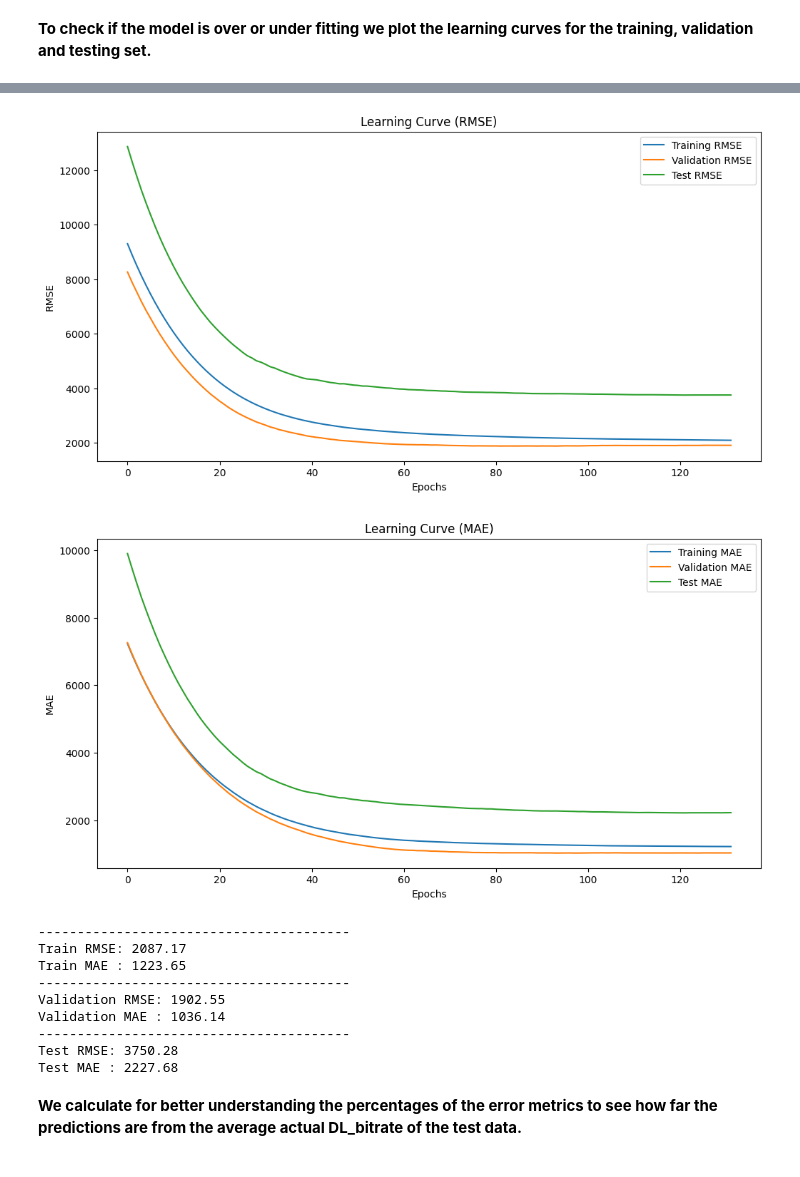
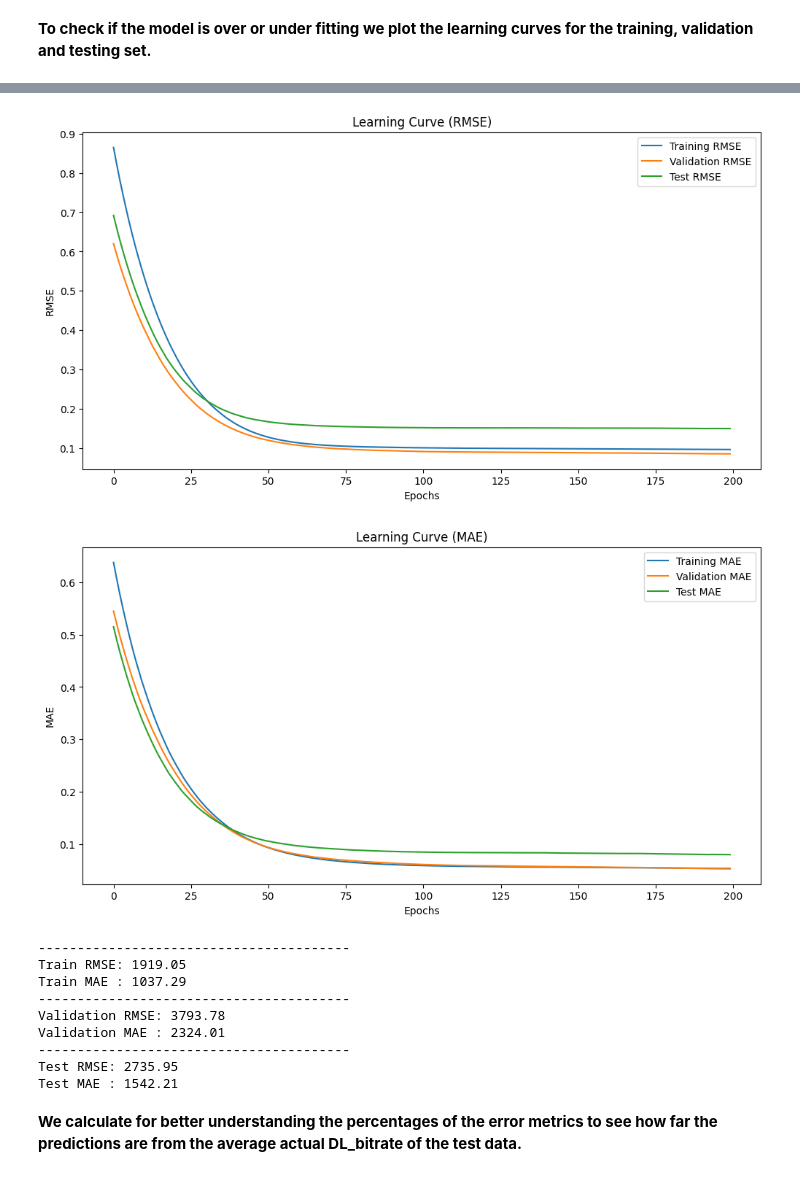
Before and after one commit to miltiadiss/CEID_NE577-5G-Architectures-Technologies-Applications-and-Key-Performance-Indexes, a Jupyter notebook: Code/XGBoost_Regressor_with_SHAP.ipynb, the cells around one changed output, grey strips where cells are left out. Cells and saved outputs as stored; diff of their text form; code cells hidden in the pictures.

```diff
--- a/Code/XGBoost_Regressor_with_SHAP.ipynb
+++ b/Code/XGBoost_Regressor_with_SHAP.ipynb
@@ -162,6 +162,11 @@ for feature in rolling_features:
 
 # Drop NaNs μετά το rolling
 df_lagged.dropna(inplace=True)
+
+# Εφαρμογή log1p σε DL_bitrate, UL_bitrate και rolling τους
+apply_log_to = ['DL_bitrate', 'UL_bitrate']
+for col in apply_log_to:
+    df_lagged[col] = np.log1p(df_lagged[col])
 # %%
 df_lagged
 # %% [output]
@@ -186,8 +191,8 @@ X = df_lagged.drop(columns=["Timestamp", "DL_bitrate", "Predicted_DL_bitrate"],
 y = df_lagged["DL_bitrate"]
 
 # --- Κανονικοποίηση
-scaler_X = StandardScaler()
-scaler_y = StandardScaler()
+scaler_X = MinMaxScaler()
+scaler_y = MinMaxScaler()
 X_scaled = scaler_X.fit_transform(X)
 y_scaled = scaler_y.fit_transform(y.values.reshape(-1, 1)).flatten()
 
@@ -251,8 +256,8 @@ predictions_df = pd.DataFrame()
 
 # Train set
 y_train_pred = bst.predict(dtrain)
-y_train_pred_denorm = scaler_y.inverse_transform(y_train_pred.reshape(-1, 1)).flatten()
-y_train_true = scaler_y.inverse_transform(y_train.reshape(-1, 1)).flatten()
+y_train_pred_denorm = np.expm1(scaler_y.inverse_transform(y_train_pred.reshape(-1, 1)).flatten())
+y_train_true = np.expm1(scaler_y.inverse_transform(y_train.reshape(-1, 1)).flatten())
 
 train_df = pd.DataFrame({
     "true": y_train_true,
@@ -262,8 +267,8 @@ train_df = pd.DataFrame({
 
 # Validation set
 y_val_pred = bst.predict(dval)
-y_val_pred_denorm = scaler_y.inverse_transform(y_val_pred.reshape(-1, 1)).flatten()
-y_val_true = scaler_y.inverse_transform(y_val.reshape(-1, 1)).flatten()
+y_val_pred_denorm = np.expm1(scaler_y.inverse_transform(y_val_pred.reshape(-1, 1)).flatten())
+y_val_true = np.expm1(scaler_y.inverse_transform(y_val.reshape(-1, 1)).flatten())
 
 val_df = pd.DataFrame({
     "true": y_val_true,
@@ -273,8 +278,8 @@ val_df = pd.DataFrame({
 
 # Test set
 y_test_pred = bst.predict(dtest)
-y_test_pred_denorm = scaler_y.inverse_transform(y_test_pred.reshape(-1, 1)).flatten()
-y_test_true = scaler_y.inverse_transform(y_test.reshape(-1, 1)).flatten()
+y_test_pred_denorm = np.expm1(scaler_y.inverse_transform(y_test_pred.reshape(-1, 1)).flatten())
+y_test_true = np.expm1(scaler_y.inverse_transform(y_test.reshape(-1, 1)).flatten())
 
 test_df = pd.DataFrame({
     "true": y_test_true,
@@ -314,14 +322,14 @@ print_metrics("Test", y_test_true, y_test_pred_denorm)
-[figure, old version]
+[figure, new version]
-[figure, old version]
+[figure, new version]
 ----------------------------------------
-Train RMSE: 2087.17
-Train MAE : 1223.65
+Train RMSE: 1919.05
+Train MAE : 1037.29
 ----------------------------------------
-Validation RMSE: 1902.55
-Validation MAE : 1036.14
+Validation RMSE: 3793.78
+Validation MAE : 2324.01
 ----------------------------------------
-Test RMSE: 3750.28
-Test MAE : 2227.68
+Test RMSE: 2735.95
+Test MAE : 1542.21
 # %% [markdown]
 **We calculate for better understanding the percentages of the error metrics to see how far the predictions are from the average actual DL_bitrate of the test data.**
 # %%
```
Also changed, not shown: parts of 10 cells of this notebook.
